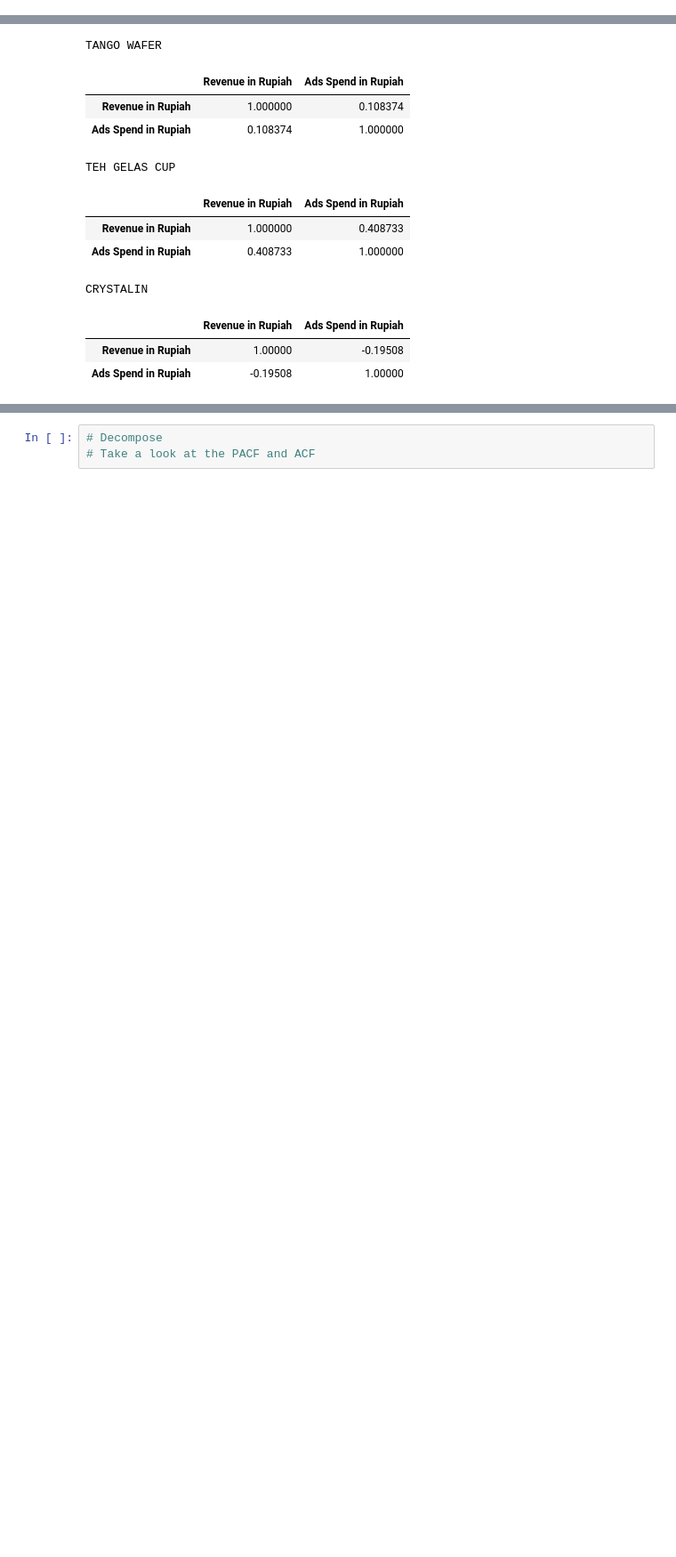
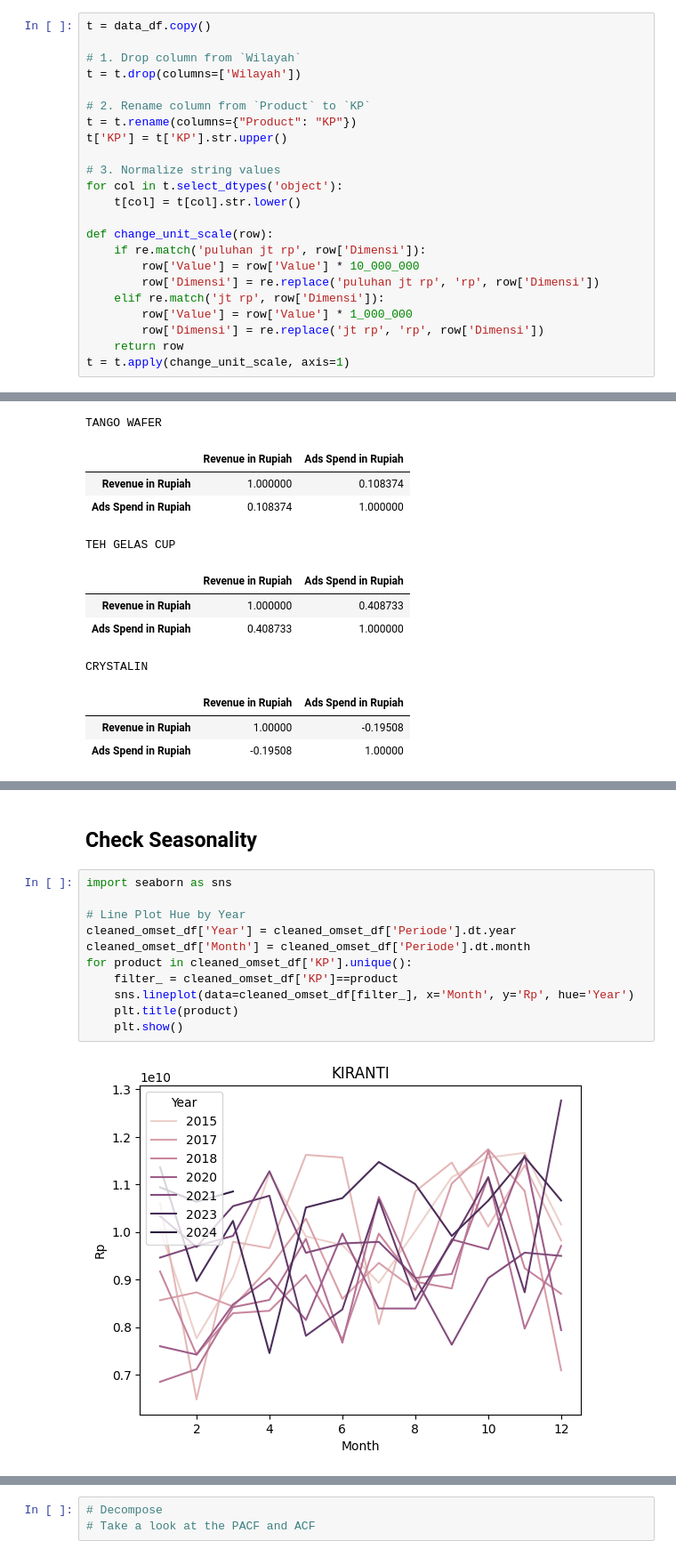
Before and after one commit to marcellinus-witarsah/revenue-forecasting, a Jupyter notebook: notebooks/20240702-revenue-forecasting.ipynb, the cells around one changed output, grey strips where cells are left out. Shown at 89% size. Cells and saved outputs as stored; diff of their text form; blank space fills up the shorter version.

```diff
--- a/notebooks/20240702-revenue-forecasting.ipynb
+++ b/notebooks/20240702-revenue-forecasting.ipynb
@@ -48,0 +85,23 @@ Current Marketing Spend, Promotional Spend, Percentage etc. Affects the Current
+# %%
+t = data_df.copy()
+
+# 1. Drop column from `Wilayah`
+t = t.drop(columns=['Wilayah'])
+
+# 2. Rename column from `Product` to `KP`
+t = t.rename(columns={"Product": "KP"})
+t['KP'] = t['KP'].str.upper()
+
+# 3. Normalize string values
+for col in t.select_dtypes('object'):
+    t[col] = t[col].str.lower()
+
+def change_unit_scale(row):
+    if re.match('puluhan jt rp', row['Dimensi']):
+        row['Value'] = row['Value'] * 10_000_000
+        row['Dimensi'] = re.replace('puluhan jt rp', 'rp', row['Dimensi'])
+    elif re.match('jt rp', row['Dimensi']):
+        row['Value'] = row['Value'] * 1_000_000
+        row['Dimensi'] = re.replace('jt rp', 'rp', row['Dimensi'])
+    return row
+t = t.apply(change_unit_scale, axis=1)
@@ -334,0 +408,15 @@ Starts with the Revenue
+# %% [markdown]
+## Check Seasonality
+# %%
+import seaborn as sns
+
+# Line Plot Hue by Year
+cleaned_omset_df['Year'] = cleaned_omset_df['Periode'].dt.year
+cleaned_omset_df['Month'] = cleaned_omset_df['Periode'].dt.month
+for product in cleaned_omset_df['KP'].unique():
+    filter_ = cleaned_omset_df['KP']==product
+    sns.lineplot(data=cleaned_omset_df[filter_], x='Month', y='Rp', hue='Year')
+    plt.title(product)
+    plt.show()
+# %% [output]
+[figure, added]
```
Also changed, not shown: parts of 15 cells of this notebook, 1 other file.
